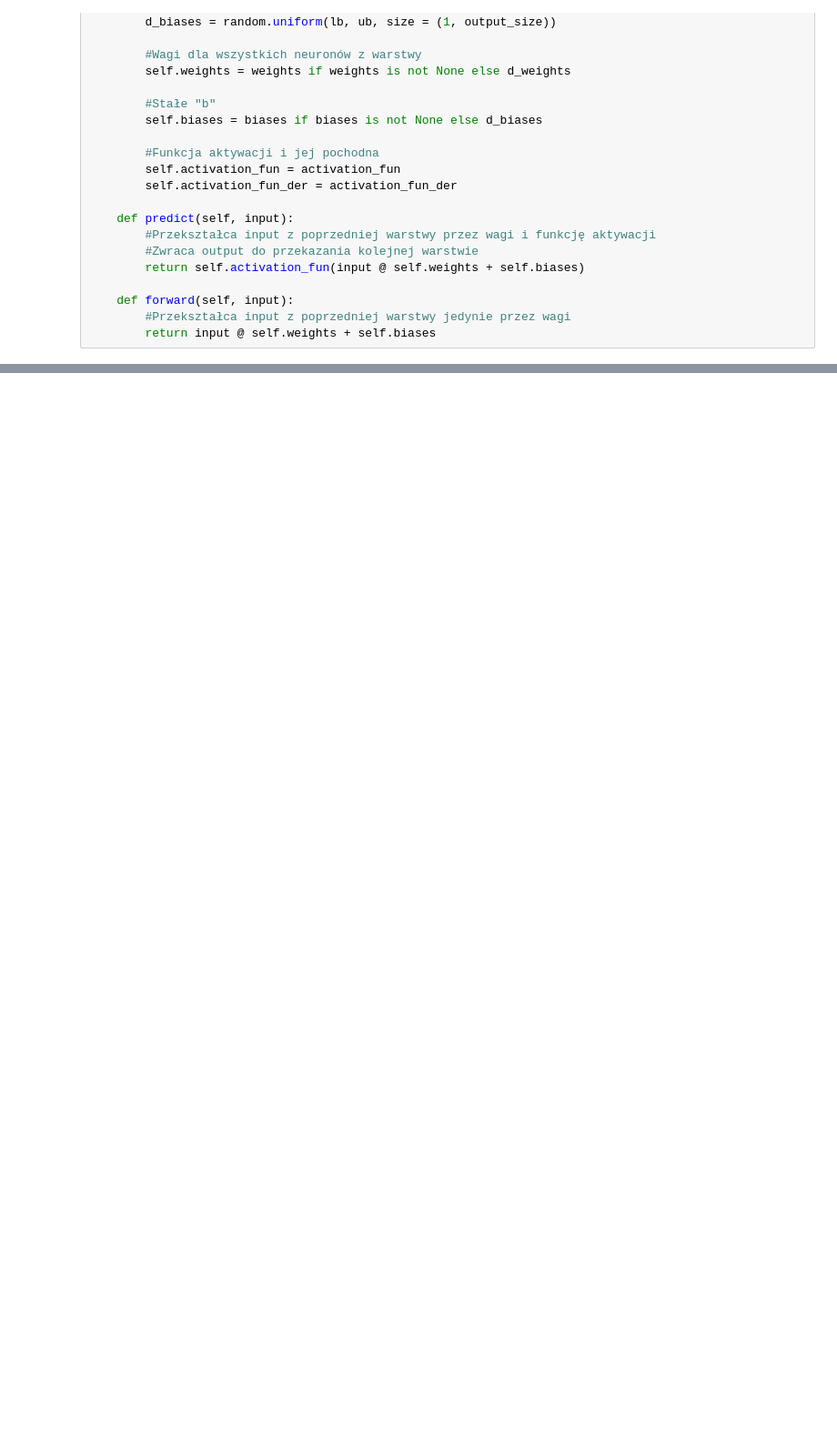
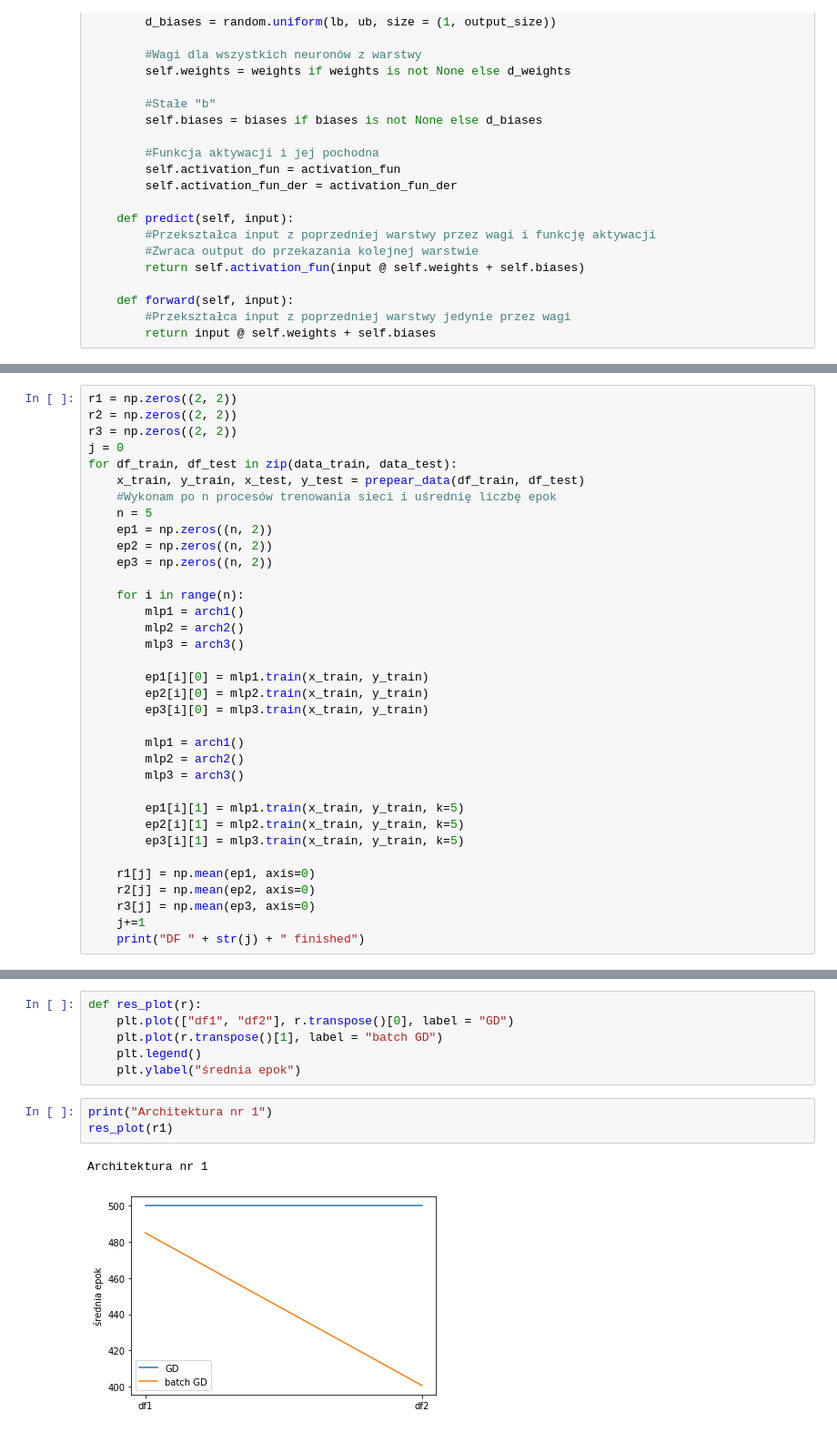
Before and after one commit to okcze/AI_intro, a Jupyter notebook: MLP_backrop.ipynb, the cells around one changed output, grey strips where cells are left out. Shown: that part at 91% size. Cells and saved outputs as stored; diff of their text form; blank space fills up the shorter version.

Commit message:
updates and plots

```diff
--- a/MLP_backrop.ipynb
+++ b/MLP_backrop.ipynb
@@ -291,0 +320,35 @@ predicted_real(pred_test, y_test)
+# %%
+r1 = np.zeros((2, 2))
+r2 = np.zeros((2, 2))
+r3 = np.zeros((2, 2))
+j = 0
+for df_train, df_test in zip(data_train, data_test):
+    x_train, y_train, x_test, y_test = prepear_data(df_train, df_test)
+    #Wykonam po n procesów trenowania sieci i uśrednię liczbę epok
+    n = 5
+    ep1 = np.zeros((n, 2))
+    ep2 = np.zeros((n, 2))
+    ep3 = np.zeros((n, 2))
+
+    for i in range(n):
+        mlp1 = arch1()
+        mlp2 = arch2()
+        mlp3 = arch3()
+
+        ep1[i][0] = mlp1.train(x_train, y_train)
+        ep2[i][0] = mlp2.train(x_train, y_train)
+        ep3[i][0] = mlp3.train(x_train, y_train)
+
+        mlp1 = arch1()
+        mlp2 = arch2()
+        mlp3 = arch3()
+
+        ep1[i][1] = mlp1.train(x_train, y_train, k=5)
+        ep2[i][1] = mlp2.train(x_train, y_train, k=5)
+        ep3[i][1] = mlp3.train(x_train, y_train, k=5)
+
+    r1[j] = np.mean(ep1, axis=0)
+    r2[j] = np.mean(ep2, axis=0)
+    r3[j] = np.mean(ep3, axis=0)
+    j+=1
+    print("DF " + str(j) + " finished")
@@ -291,0 +361,12 @@ predicted_real(pred_test, y_test)
+# %%
+def res_plot(r):
+    plt.plot(["df1", "df2"], r.transpose()[0], label = "GD")
+    plt.plot(r.transpose()[1], label = "batch GD")
+    plt.legend()
+    plt.ylabel("średnia epok")
+# %%
+print("Architektura nr 1")
+res_plot(r1)
+# %% [output]
+Architektura nr 1
+[figure, added]
```
Also changed, not shown: parts of 44 cells of this notebook, 1 other file.
